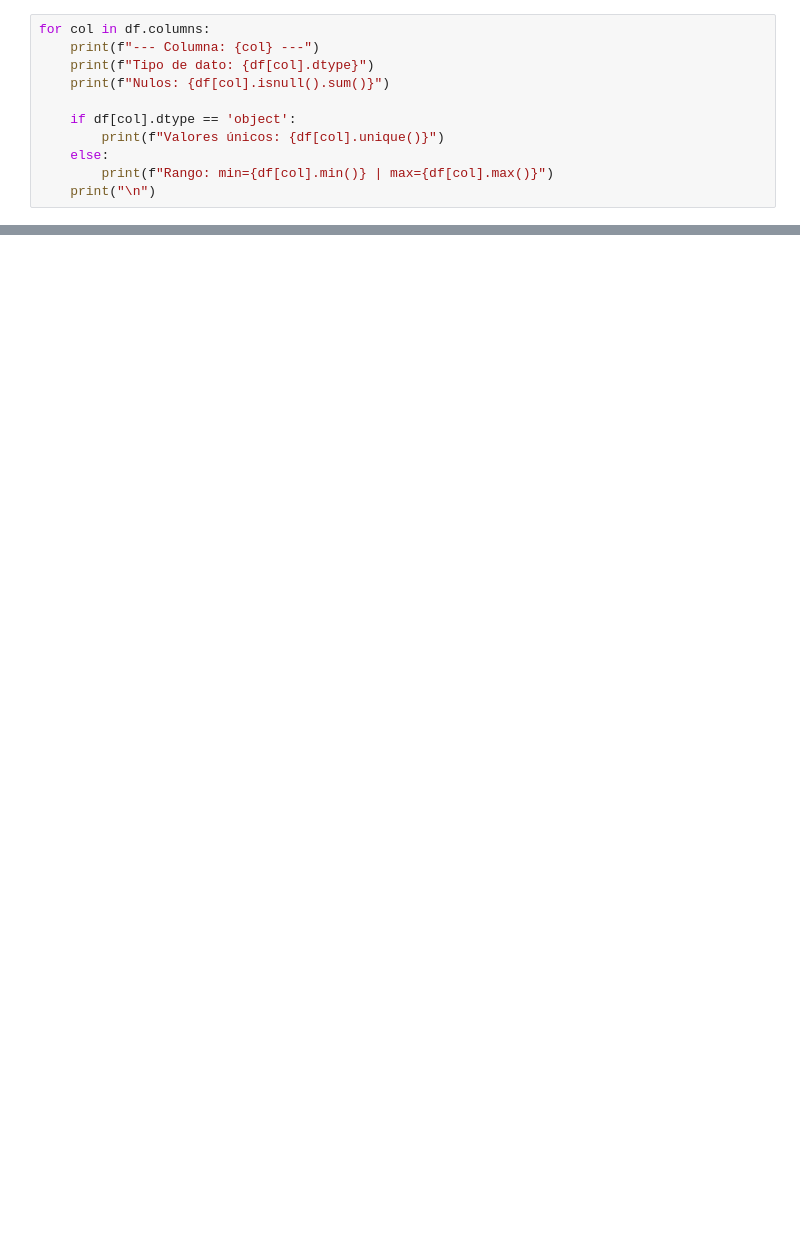
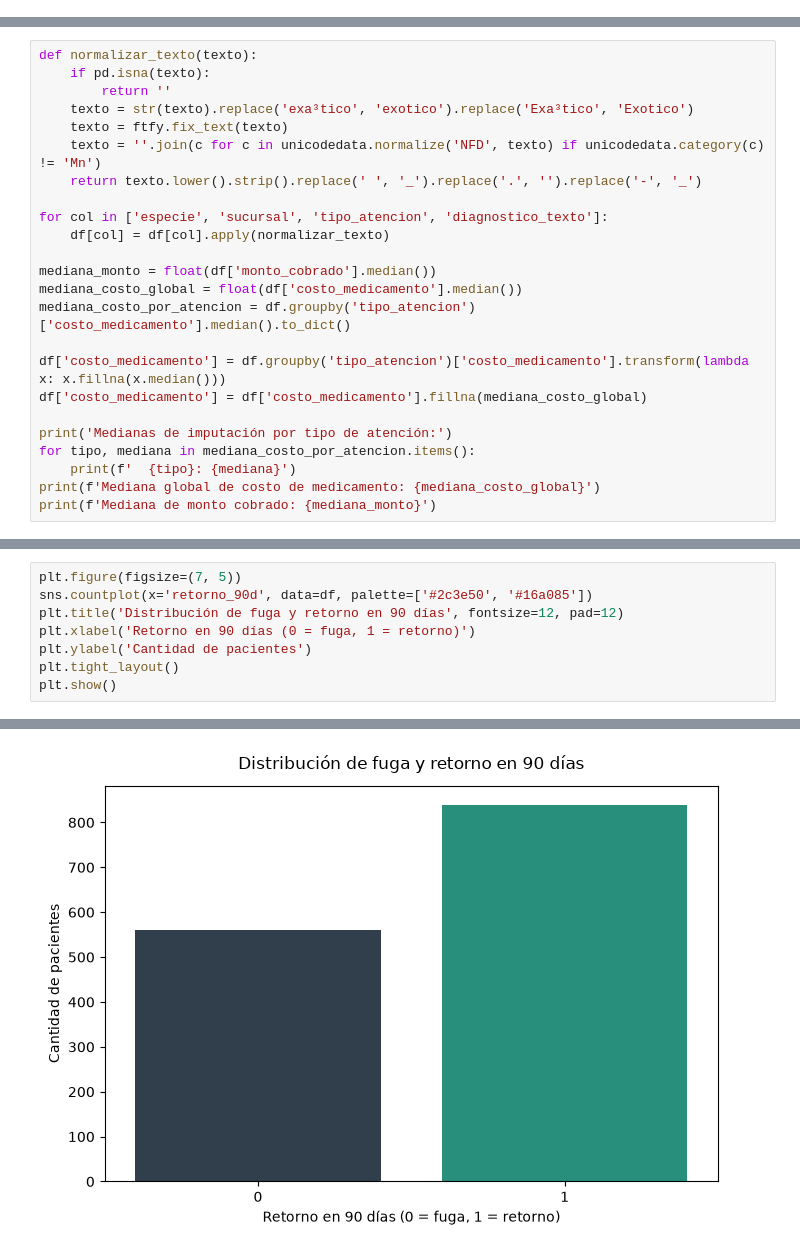
Before and after one commit to daemon1s/vetsur-ml-fastapi-nextjs, a Jupyter notebook: notebooks/vetsur.ipynb, the cells around one changed output, grey strips where cells are left out. Saved outputs shown, nothing was run; the diff lists cells and outputs as text; blank space fills up the shorter version.

```diff
--- a/notebooks/vetsur.ipynb
+++ b/notebooks/vetsur.ipynb
@@ -309,11 +0,0 @@ dtype: int64
-# %%
-for col in df.columns:
-    print(f"--- Columna: {col} ---")
-    print(f"Tipo de dato: {df[col].dtype}")
-    print(f"Nulos: {df[col].isnull().sum()}")
-
-    if df[col].dtype == 'object':
-        print(f"Valores únicos: {df[col].unique()}")
-    else:
-        print(f"Rango: min={df[col].min()} | max={df[col].max()}")
-    print("\n")
@@ -705,0 +29,24 @@ Name: margen_bruto, dtype: float64
+# %%
+def normalizar_texto(texto):
+    if pd.isna(texto):
+        return ''
+    texto = str(texto).replace('exa³tico', 'exotico').replace('Exa³tico', 'Exotico')
+    texto = ftfy.fix_text(texto)
+    texto = ''.join(c for c in unicodedata.normalize('NFD', texto) if unicodedata.category(c) != 'Mn')
+    return texto.lower().strip().replace(' ', '_').replace('.', '').replace('-', '_')
+
+for col in ['especie', 'sucursal', 'tipo_atencion', 'diagnostico_texto']:
+    df[col] = df[col].apply(normalizar_texto)
+
+mediana_monto = float(df['monto_cobrado'].median())
+mediana_costo_global = float(df['costo_medicamento'].median())
+mediana_costo_por_atencion = df.groupby('tipo_atencion')['costo_medicamento'].median().to_dict()
+
+df['costo_medicamento'] = df.groupby('tipo_atencion')['costo_medicamento'].transform(lambda x: x.fillna(x.median()))
+df['costo_medicamento'] = df['costo_medicamento'].fillna(mediana_costo_global)
+
+print('Medianas de imputación por tipo de atención:')
+for tipo, mediana in mediana_costo_por_atencion.items():
+    print(f'  {tipo}: {mediana}')
+print(f'Mediana global de costo de medicamento: {mediana_costo_global}')
+print(f'Mediana de monto cobrado: {mediana_monto}')
@@ -705,0 +90,9 @@ Name: margen_bruto, dtype: float64
+# %%
+plt.figure(figsize=(7, 5))
+sns.countplot(x='retorno_90d', data=df, palette=['#2c3e50', '#16a085'])
+plt.title('Distribución de fuga y retorno en 90 días', fontsize=12, pad=12)
+plt.xlabel('Retorno en 90 días (0 = fuga, 1 = retorno)')
+plt.ylabel('Cantidad de pacientes')
+plt.tight_layout()
+plt.show()
+# %% [output]
@@ -705,0 +102 @@ Name: margen_bruto, dtype: float64
+[figure, added]
```
Also changed, not shown: parts of 60 cells of this notebook, 44 other files.
